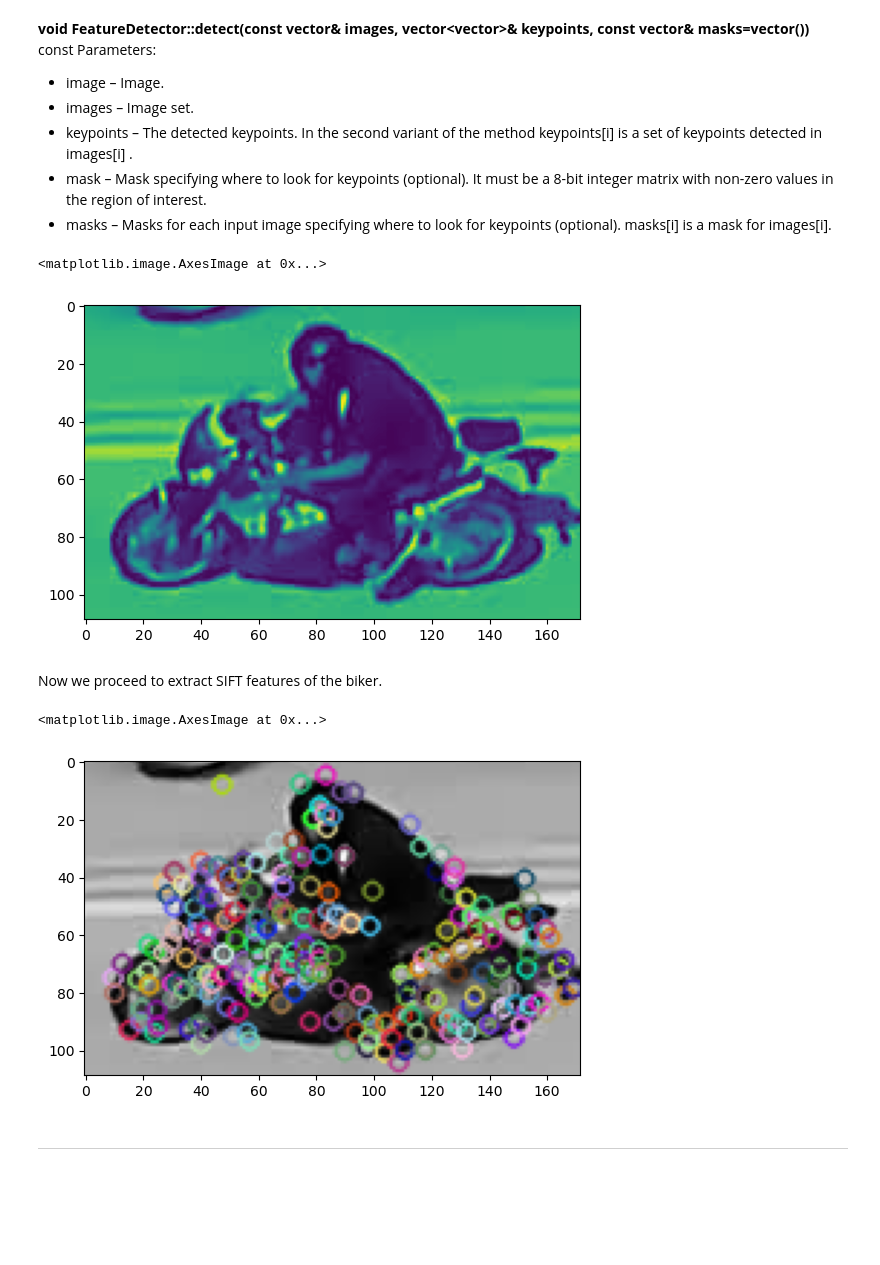
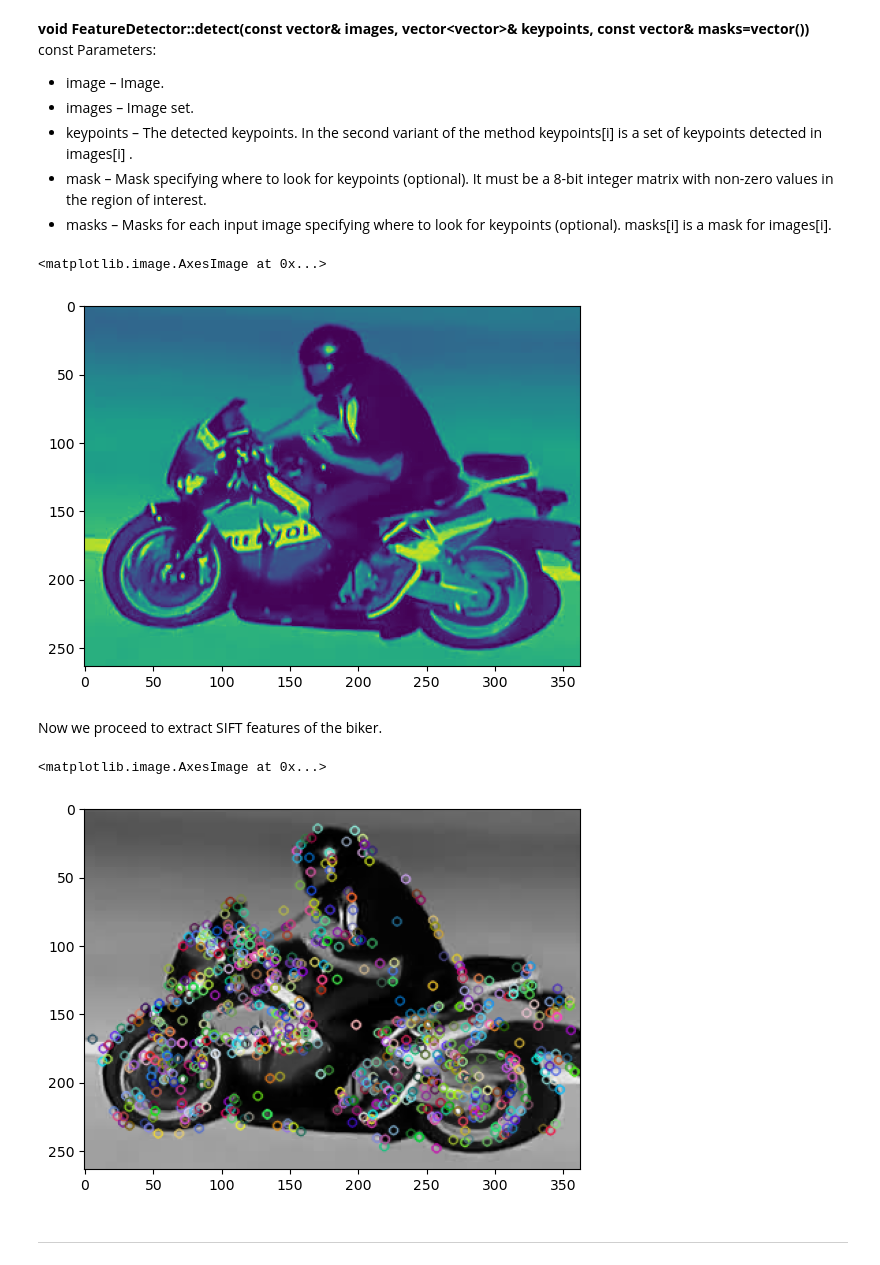
Before and after one commit to ivan-serrano-hernandez/Computer-Vision-project, a Jupyter notebook: SIFT-Tracking.ipynb, the cells around one changed output. Drawn from its saved outputs; the diff is of its cells as text; code cells hidden in the pictures; blank space fills up the shorter version.

```diff
--- a/SIFT-Tracking.ipynb
+++ b/SIFT-Tracking.ipynb
@@ -23,7 +24,7 @@ This function reads all the bbox of the images of file *filepath* to check if ou
 @params:
 - **file_path*** -> file path to the file taht contains the bounding boxes.
 # %%
-def getBoundingBoxes(file_path = "./MotorcycleChase/groundtruth_rect.txt"):
+def getBoundingBoxes(file_path = "./datasets/MotorcycleChase/groundtruth_rect.txt"):
     boundingBoxes = {}
     with open(file_path,'r') as file:
         for line in file:
@@ -120,8 +121,8 @@ def getBackgroundMask(img, bb):
 # %% [markdown]
 Testing of extracting SIFT features of a single image.
 # %%
-imgPath = "./MotorcycleChase/img/"
-file = os.path.join(imgPath, "00001.jpg")
+imgPath = "./datasets/MotorcycleChase/img/"
+file = os.path.join(imgPath, "00314.jpg")
 img = cv2.imread(file)
 plt.imshow(img)
 # %% [output]
@@ -142,14 +143,14 @@ Parameters:
 # %%
 # calculate all bounding boxes
 bbs = getBoundingBoxes()
 # bounding box of the first frame
-bb = bbs[1]
+bb = bbs[314]
 img = img[bb[1]:bb[1]+bb[3],bb[0]:bb[0]+bb[2]]
 gray = cv2.cvtColor(img, cv2.COLOR_BGR2GRAY)
 plt.imshow(gray)
 # %% [output]
 <matplotlib.image.AxesImage at 0x...>
-[figure, old version]
+[figure, new version]
 # %% [markdown]
 Now we proceed to extract SIFT features of the biker.
 # %%
@@ -164,7 +165,7 @@ objectFeatures = cv2.drawKeypoints(gray, objectKp, img)
 plt.imshow(objectFeatures)
 # %% [output]
 <matplotlib.image.AxesImage at 0x...>
-[figure, old version]
+[figure, new version]
 # %% [markdown]
 ---
 # %% [markdown]
```
Also changed, not shown: parts of 12 cells of this notebook, 1 other file.
